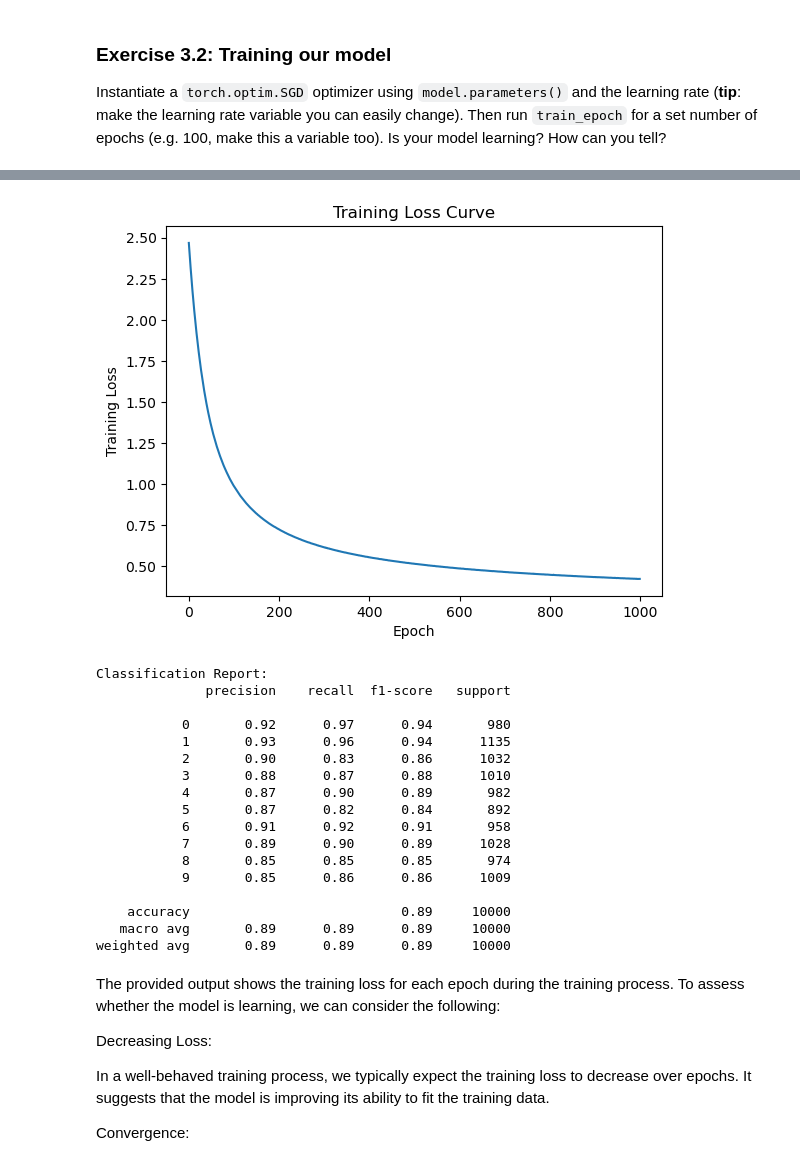
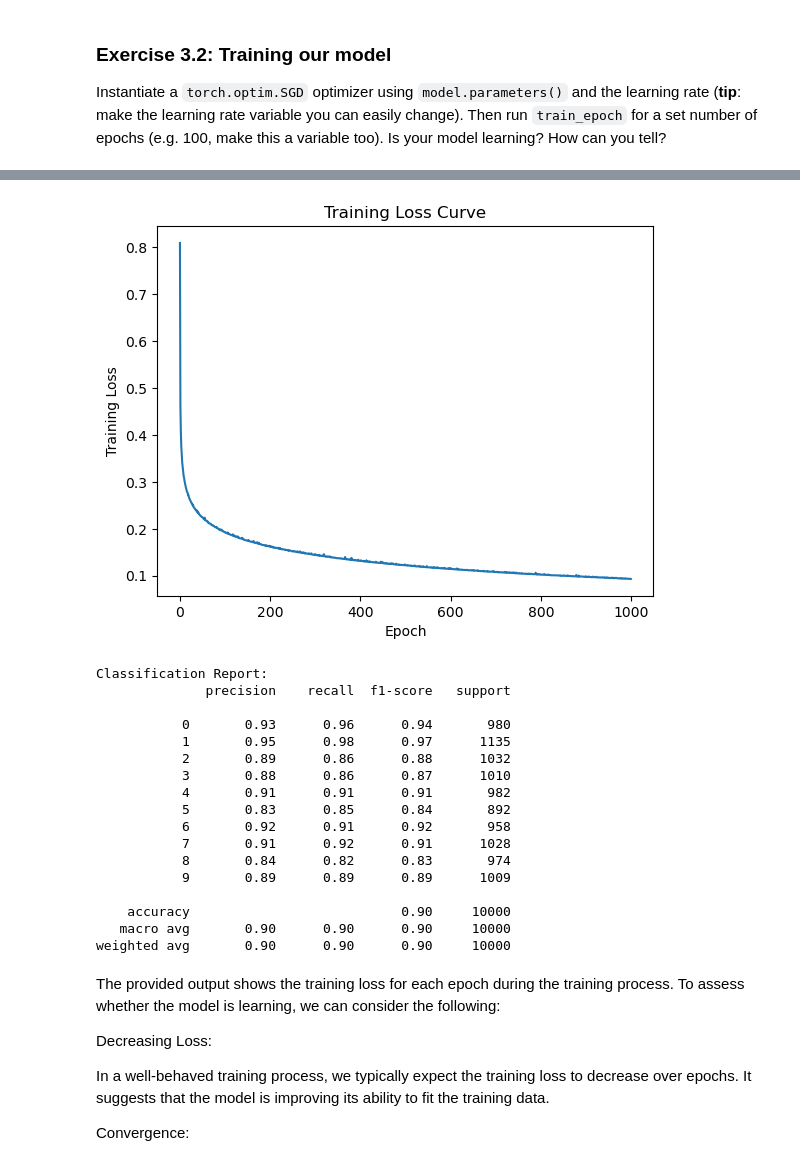
Before and after one commit to Pampaj7/FMLab, a Jupyter notebook: 4FML-Pampaloni-DeepLearning.ipynb, the cells around one changed output, grey strips where cells are left out. Drawn from its saved outputs; the diff is of its cells as text; code cells hidden in the pictures.

```diff
--- a/4FML-Pampaloni-DeepLearning.ipynb
+++ b/4FML-Pampaloni-DeepLearning.ipynb
@@ -394,7 +394,7 @@ model = torch.nn.Sequential(
 )
 
 # Set the learning rate and number of epochs
-learning_rate = 0.00001
+learning_rate = 0.01
 num_epochs = 1000
 
 # Instantiate SGD optimizer
@@ -424,7 +424,7 @@ plt.show()
 
 # Evaluate the model on the test set
 raw_logits = model(Xs_test_2d)
-predictions = torch.argmax(F.softmax(raw_logits, dim=1), dim=1)
+predictions = torch.argmax(raw_logits, dim=1)
 
 print("Classification Report:")
 print(classification_report(ys_test, predictions))
@@ -442,21 +442,21 @@ Epoch 1000/1000, Training Loss: 0.4243104756354524
-[figure, old version]
+[figure, new version]
 Classification Report:
               precision    recall  f1-score   support
 
-           0       0.92      0.97      0.94       980
-           1       0.93      0.96      0.94      1135
-           2       0.90      0.83      0.86      1032
-           3       0.88      0.87      0.88      1010
-           4       0.87      0.90      0.89       982
-           5       0.87      0.82      0.84       892
-           6       0.91      0.92      0.91       958
-           7       0.89      0.90      0.89      1028
-           8       0.85      0.85      0.85       974
-           9       0.85      0.86      0.86      1009
+           0       0.93      0.96      0.94       980
+           1       0.95      0.98      0.97      1135
+           2       0.89      0.86      0.88      1032
+           3       0.88      0.86      0.87      1010
+           4       0.91      0.91      0.91       982
+           5       0.83      0.85      0.84       892
+           6       0.92      0.91      0.92       958
+           7       0.91      0.92      0.91      1028
+           8       0.84      0.82      0.83       974
+           9       0.89      0.89      0.89      1009
 
-    accuracy                           0.89     10000
-   macro avg       0.89      0.89      0.89     10000
-weighted avg       0.89      0.89      0.89     10000
+    accuracy                           0.90     10000
+   macro avg       0.90      0.90      0.90     10000
+weighted avg       0.90      0.90      0.90     10000
 # %% [markdown]
 The provided output shows the training loss for each epoch during the training process. To assess whether the model is learning, we can consider the following:
 
```
Also changed, not shown: parts of 6 cells of this notebook, 3 other files.
